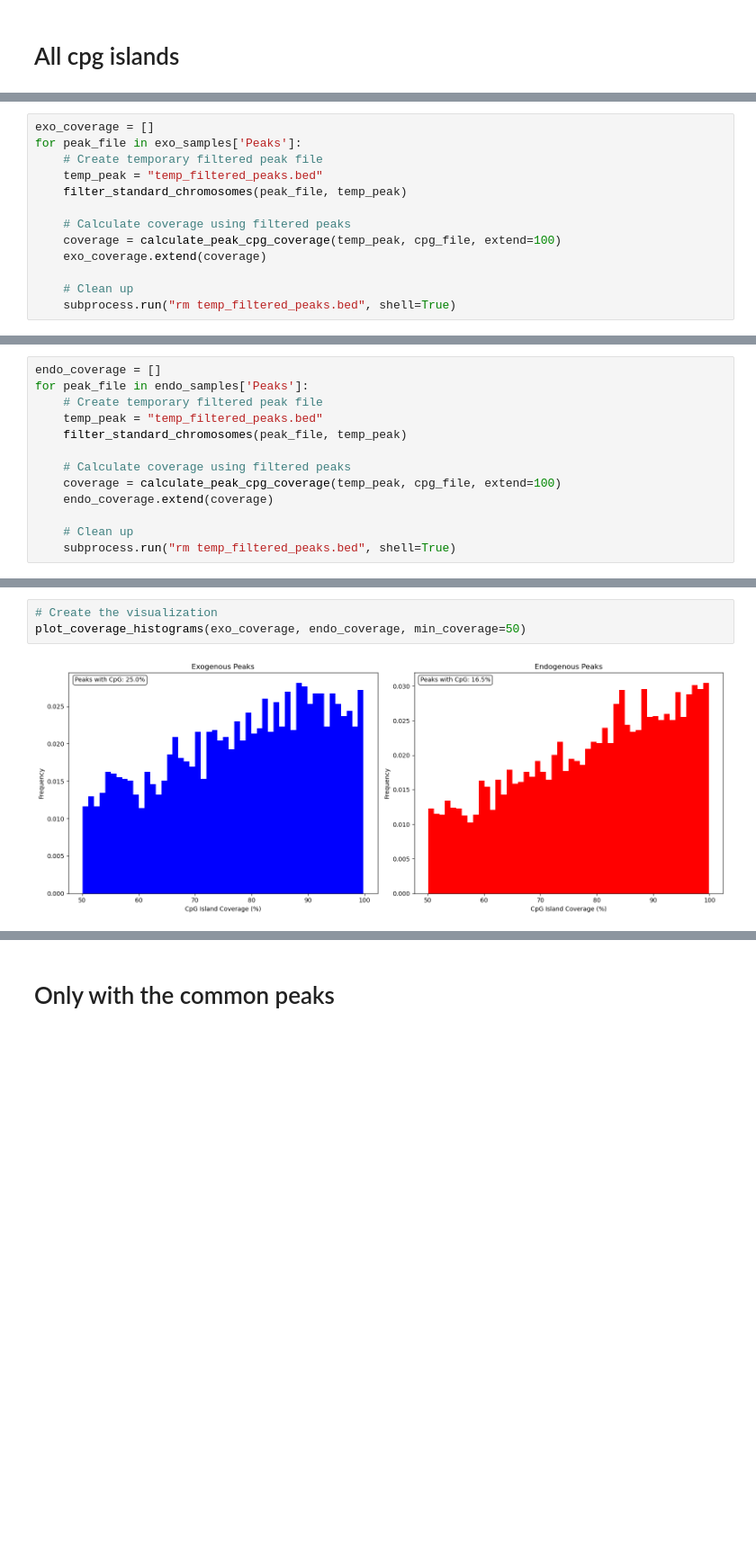
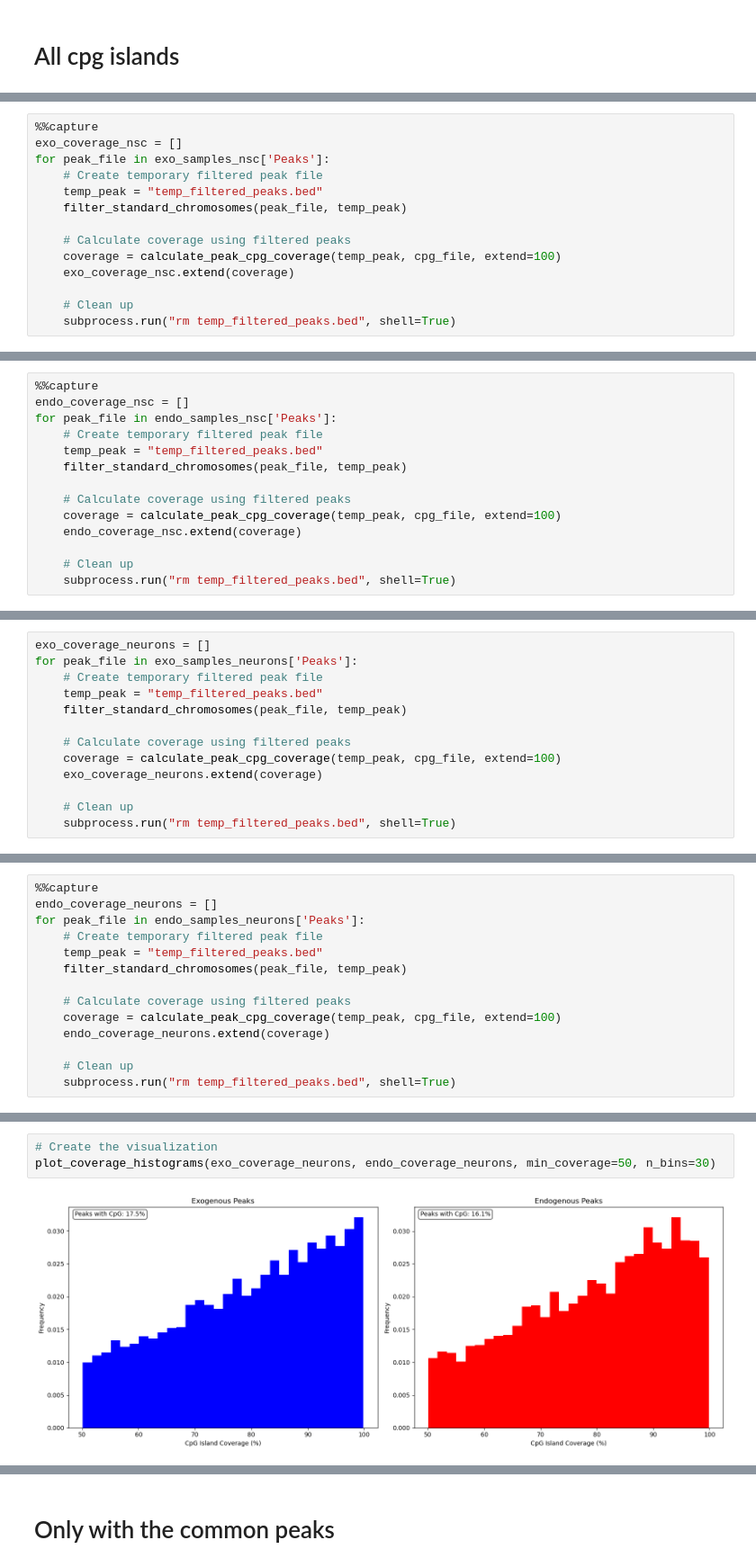
Before and after one commit to michal7kw/SRF_MeCP2_CUTandTAG, a Jupyter notebook: custom_pipeline/coverage.ipynb, the cells around one changed output, grey strips where cells are left out. Shown at 90% size. Saved outputs shown, nothing was run; the diff lists cells and outputs as text; blank space fills up the shorter version.

```diff
--- a/custom_pipeline/coverage.ipynb
+++ b/custom_pipeline/coverage.ipynb
@@ -202,0 +423,14 @@ cpg_df.head()
+# %%
+%%capture
+exo_coverage_nsc = []
+for peak_file in exo_samples_nsc['Peaks']:
+    # Create temporary filtered peak file
+    temp_peak = "temp_filtered_peaks.bed"
+    filter_standard_chromosomes(peak_file, temp_peak)
+
+    # Calculate coverage using filtered peaks
+    coverage = calculate_peak_cpg_coverage(temp_peak, cpg_file, extend=100)
+    exo_coverage_nsc.extend(coverage)
+
+    # Clean up
+    subprocess.run("rm temp_filtered_peaks.bed", shell=True)
@@ -202,0 +445,14 @@ cpg_df.head()
+# %%
+%%capture
+endo_coverage_nsc = []
+for peak_file in endo_samples_nsc['Peaks']:
+    # Create temporary filtered peak file
+    temp_peak = "temp_filtered_peaks.bed"
+    filter_standard_chromosomes(peak_file, temp_peak)
+
+    # Calculate coverage using filtered peaks
+    coverage = calculate_peak_cpg_coverage(temp_peak, cpg_file, extend=100)
+    endo_coverage_nsc.extend(coverage)
+
+    # Clean up
+    subprocess.run("rm temp_filtered_peaks.bed", shell=True)
@@ -203,13 +492,13 @@ cpg_df.head()
 # %%
-exo_coverage = []
-for peak_file in exo_samples['Peaks']:
+exo_coverage_neurons = []
+for peak_file in exo_samples_neurons['Peaks']:
     # Create temporary filtered peak file
     temp_peak = "temp_filtered_peaks.bed"
     filter_standard_chromosomes(peak_file, temp_peak)
 
     # Calculate coverage using filtered peaks
     coverage = calculate_peak_cpg_coverage(temp_peak, cpg_file, extend=100)
-    exo_coverage.extend(coverage)
+    exo_coverage_neurons.extend(coverage)
 
     # Clean up
     subprocess.run("rm temp_filtered_peaks.bed", shell=True)
@@ -227,13 +516,14 @@ exo_coverage[:10]
 # %%
-endo_coverage = []
-for peak_file in endo_samples['Peaks']:
+%%capture
+endo_coverage_neurons = []
+for peak_file in endo_samples_neurons['Peaks']:
     # Create temporary filtered peak file
     temp_peak = "temp_filtered_peaks.bed"
     filter_standard_chromosomes(peak_file, temp_peak)
 
     # Calculate coverage using filtered peaks
     coverage = calculate_peak_cpg_coverage(temp_peak, cpg_file, extend=100)
-    endo_coverage.extend(coverage)
+    endo_coverage_neurons.extend(coverage)
 
     # Clean up
     subprocess.run("rm temp_filtered_peaks.bed", shell=True)
@@ -251,5 +546,5 @@ endo_coverage[:10]
 # %%
 # Create the visualization
-plot_coverage_histograms(exo_coverage, endo_coverage, min_coverage=50)
+plot_coverage_histograms(exo_coverage_neurons, endo_coverage_neurons, min_coverage=50, n_bins=30)
 # %% [output]
-[figure, old version]
+[figure, new version]
```
Also changed, not shown: parts of 146 cells of this notebook, 24 other files.
